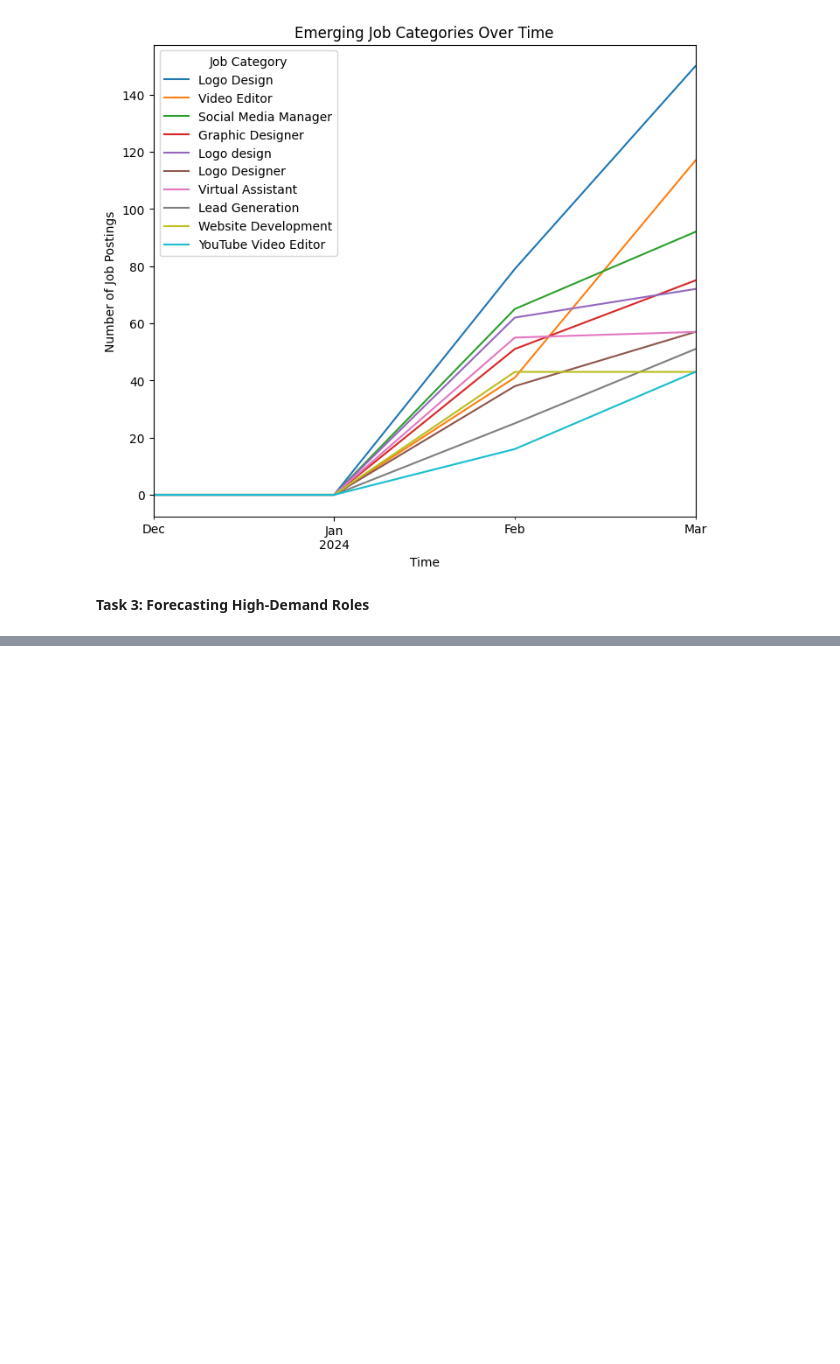
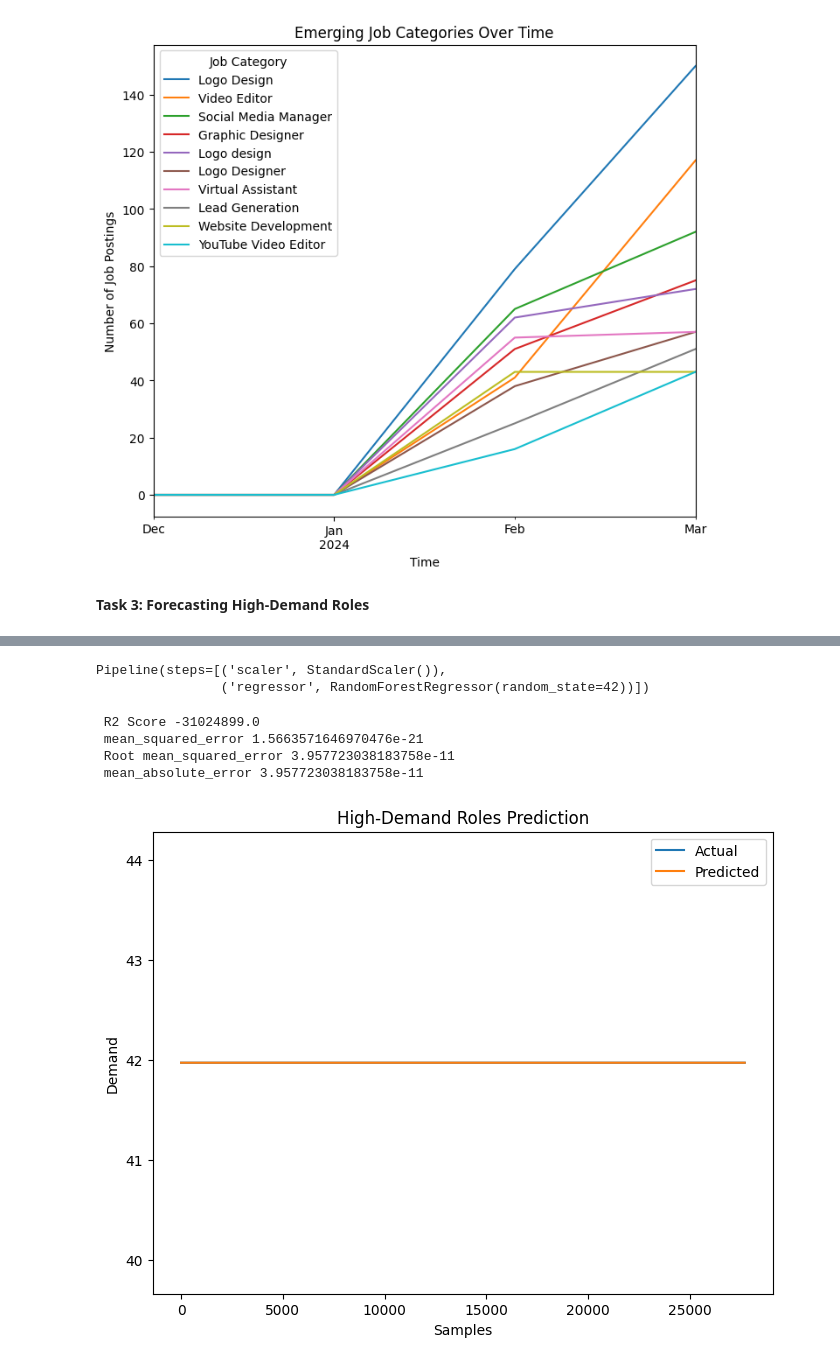
Before and after one commit to sapna-90/Project_8_Career-trends-explorer, a Jupyter notebook: P8_Career_trends_explorer.ipynb, the cells around one changed output, grey strips where cells are left out. Drawn from its saved outputs; the diff is of its cells as text; code cells hidden in the pictures; blank space fills up the shorter version.

```diff
--- a/P8_Career_trends_explorer.ipynb
+++ b/P8_Career_trends_explorer.ipynb
@@ -305,0 +317,5 @@ plt.show()
+# %%
+#  Linear regression
+model = LinearRegression()
+model.fit(X_train, y_train)
+y_pred = model.predict(X_test)
@@ -305,0 +333,11 @@ plt.show()
+# %%
+X = Cleaned_Dataset[['job_category_encoded', 'hourly_low']]  # Example predictors
+y = Cleaned_Dataset['hourly_high']  # Example target
+# %%
+# Scale data
+from sklearn.preprocessing import StandardScaler # Import StandardScaler
+scaler = StandardScaler()
+X_scaled = scaler.fit_transform(X)
+# %%
+# Split data into training and test sets
+X_train, X_test, y_train, y_test = train_test_split(X_scaled, y, test_size=0.2, random_state=42)
@@ -305,0 +350,32 @@ plt.show()
+# %%
+# Training the model
+model_pipeline.fit(X_train, y_train)
+# %% [output]
+Pipeline(steps=[('scaler', StandardScaler()),
+                ('regressor', RandomForestRegressor(random_state=42))])
+# %%
+# Predict and evaluate the model
+
+from sklearn.metrics import mean_squared_error, r2_score
+predictions = model_pipeline.predict(X_test)
+print(f" R2 Score {r2_score(predictions, y_test)}")
+print(f" mean_squared_error {mean_squared_error(predictions, y_test)}")
+print(f" Root mean_squared_error {np.sqrt(mean_squared_error(predictions, y_test))}")
+print(f" mean_absolute_error {mean_absolute_error(predictions, y_test)}")
+# %% [output]
+ R2 Score -31024899.0
+ mean_squared_error 1.5663571646970476e-21
+ Root mean_squared_error 3.957723038183758e-11
+ mean_absolute_error 3.957723038183758e-11
+# %%
+# Visualization of predictions
+plt.figure(figsize=(8, 6))
+plt.plot(y_test.values, label='Actual')
+plt.plot(y_pred, label='Predicted')
+plt.legend()
+plt.title("High-Demand Roles Prediction")
+plt.xlabel("Samples")
+plt.ylabel("Demand")
+plt.show()
+# %% [output]
+[figure, added]
```
Also changed, not shown: parts of 10 cells of this notebook.
